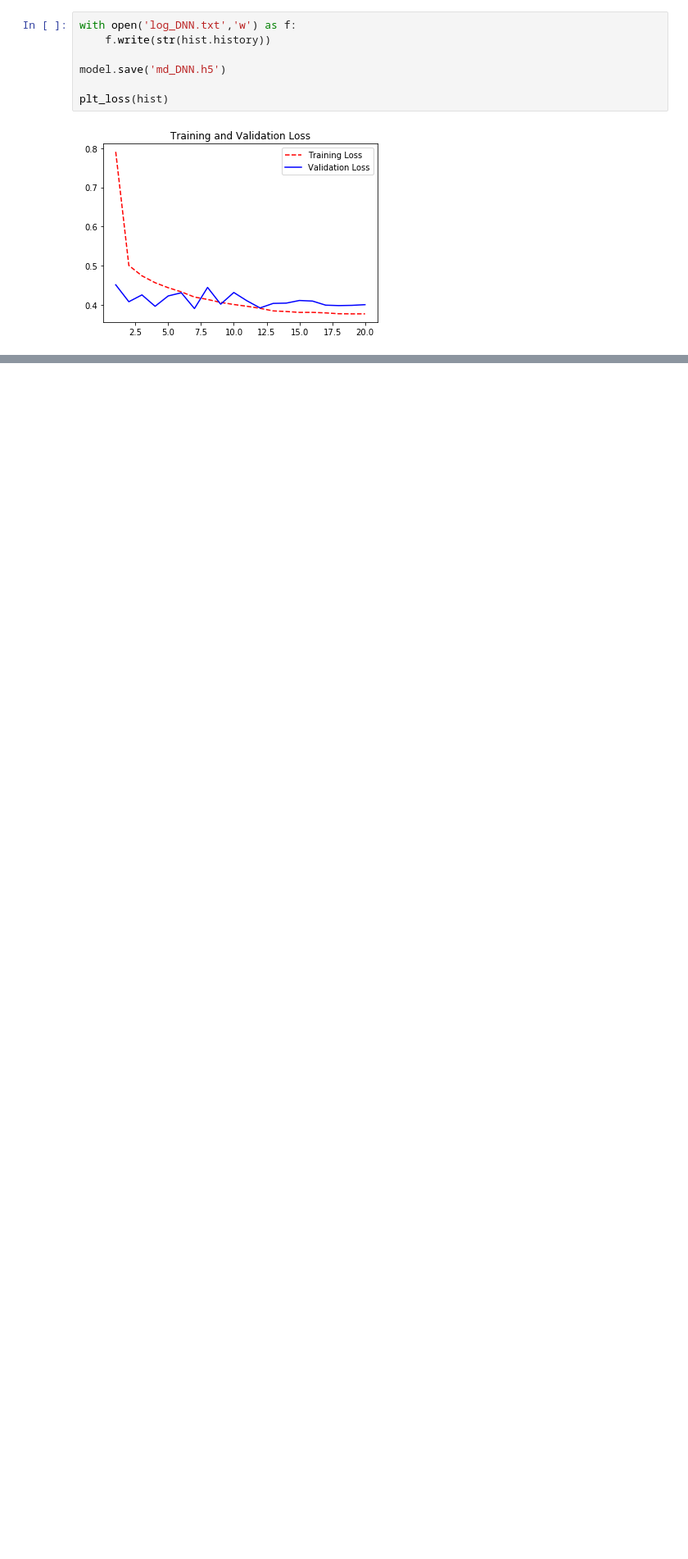
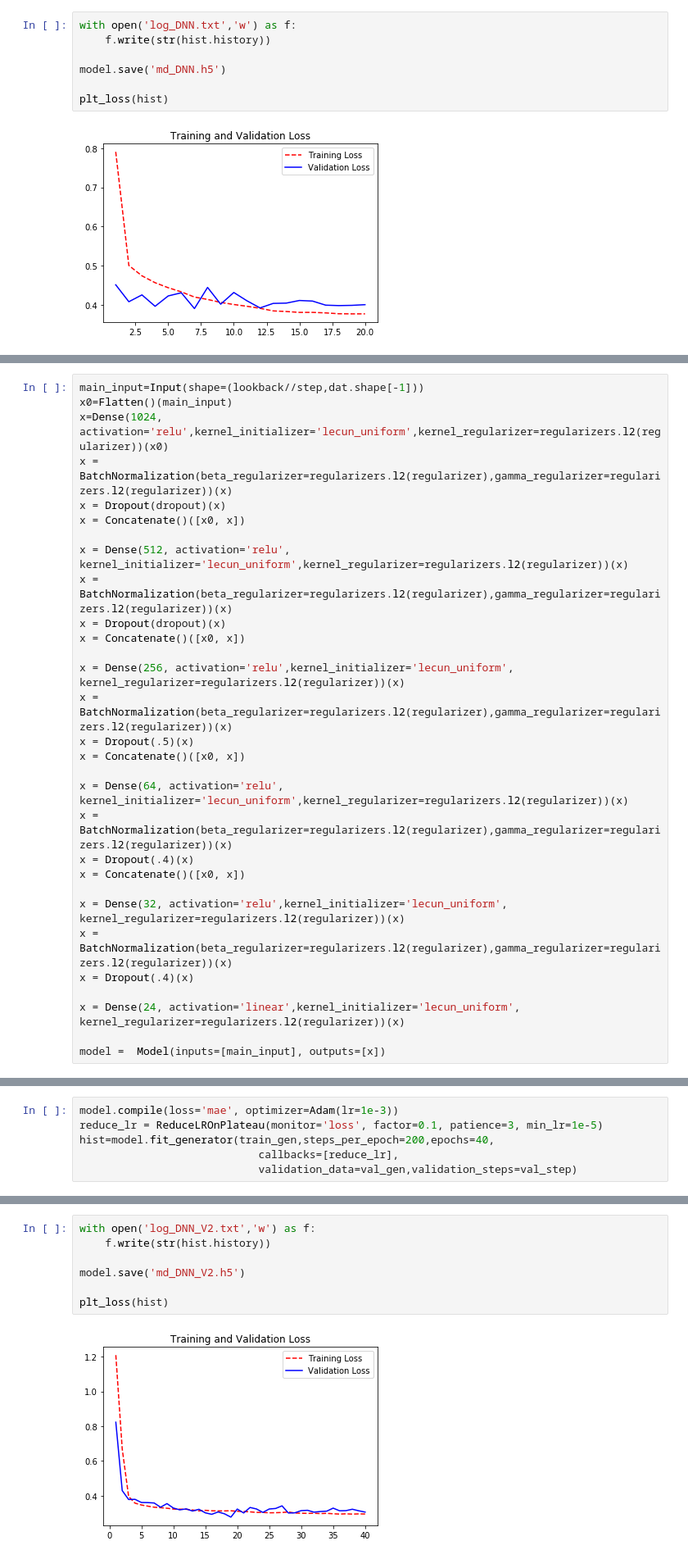
Before and after one commit to BobZhangHT/KDD-Air-Project, a Jupyter notebook: DNN/DNN_Model.ipynb, the cells around one changed output, grey strips where cells are left out. Shown: that part at 82% size. Drawn from its saved outputs; the diff is of its cells as text; blank space fills up the shorter version.

```diff
--- a/DNN/DNN_Model.ipynb
+++ b/DNN/DNN_Model.ipynb
@@ -168,0 +173,30 @@ plt_loss(hist)
+# %%
+main_input=Input(shape=(lookback//step,dat.shape[-1]))
+x0=Flatten()(main_input)
+x=Dense(1024, activation='relu',kernel_initializer='lecun_uniform',kernel_regularizer=regularizers.l2(regularizer))(x0)
+x = BatchNormalization(beta_regularizer=regularizers.l2(regularizer),gamma_regularizer=regularizers.l2(regularizer))(x)
+x = Dropout(dropout)(x)
+x = Concatenate()([x0, x])
+
+x = Dense(512, activation='relu', kernel_initializer='lecun_uniform',kernel_regularizer=regularizers.l2(regularizer))(x)
+x = BatchNormalization(beta_regularizer=regularizers.l2(regularizer),gamma_regularizer=regularizers.l2(regularizer))(x)
+x = Dropout(dropout)(x)
+x = Concatenate()([x0, x])
+
+x = Dense(256, activation='relu',kernel_initializer='lecun_uniform', kernel_regularizer=regularizers.l2(regularizer))(x)
+x = BatchNormalization(beta_regularizer=regularizers.l2(regularizer),gamma_regularizer=regularizers.l2(regularizer))(x)
+x = Dropout(.5)(x)
+x = Concatenate()([x0, x])
+
+x = Dense(64, activation='relu', kernel_initializer='lecun_uniform',kernel_regularizer=regularizers.l2(regularizer))(x)
+x = BatchNormalization(beta_regularizer=regularizers.l2(regularizer),gamma_regularizer=regularizers.l2(regularizer))(x)
+x = Dropout(.4)(x)
+x = Concatenate()([x0, x])
+
+x = Dense(32, activation='relu',kernel_initializer='lecun_uniform', kernel_regularizer=regularizers.l2(regularizer))(x)
+x = BatchNormalization(beta_regularizer=regularizers.l2(regularizer),gamma_regularizer=regularizers.l2(regularizer))(x)
+x = Dropout(.4)(x)
+
+x = Dense(24, activation='linear',kernel_initializer='lecun_uniform', kernel_regularizer=regularizers.l2(regularizer))(x)
+
+model =  Model(inputs=[main_input], outputs=[x])
@@ -168,0 +210,6 @@ plt_loss(hist)
+# %%
+model.compile(loss='mae', optimizer=Adam(lr=1e-3))
+reduce_lr = ReduceLROnPlateau(monitor='loss', factor=0.1, patience=3, min_lr=1e-5)
+hist=model.fit_generator(train_gen,steps_per_epoch=200,epochs=40,
+                            callbacks=[reduce_lr],
+                            validation_data=val_gen,validation_steps=val_step)
@@ -168,0 +234,9 @@ plt_loss(hist)
+# %%
+with open('log_DNN_V2.txt','w') as f:
+    f.write(str(hist.history))
+
+model.save('md_DNN_V2.h5')
+
+plt_loss(hist)
+# %% [output]
+[figure, added]
```
Also changed, not shown: parts of 4 cells of this notebook, 7 other files.
